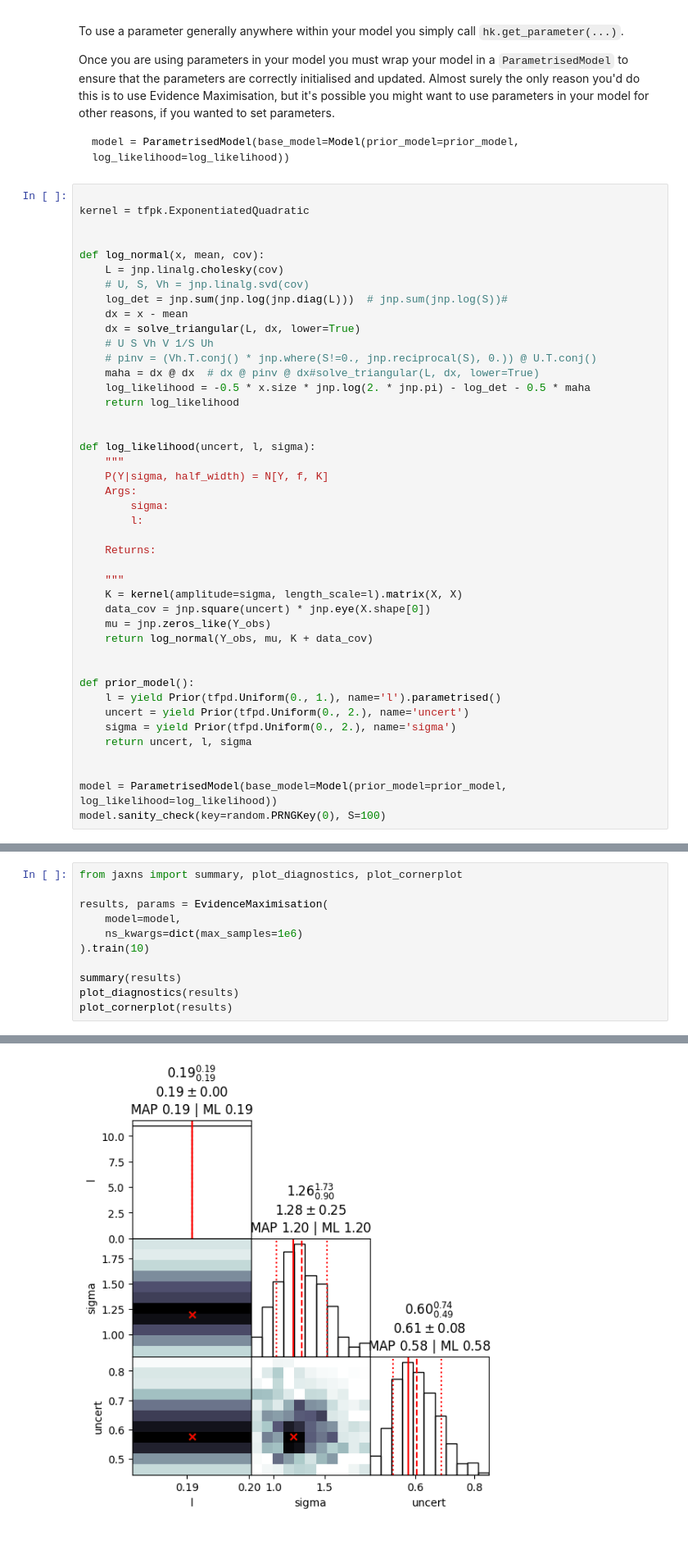
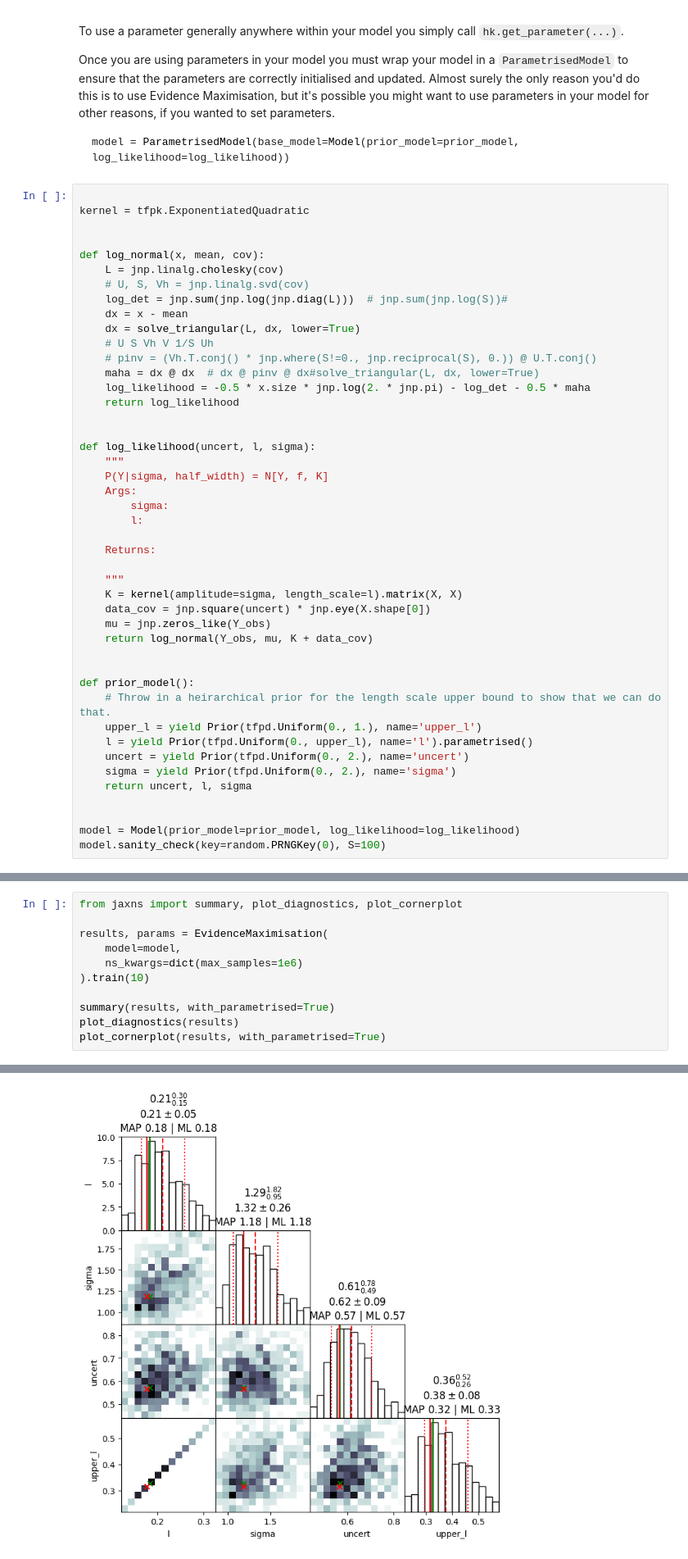
Before and after one commit to Joshuaalbert/jaxns, a Jupyter notebook: docs/examples/evidence_maximisation.ipynb, the cells around one changed output, grey strips where cells are left out. Shown at 82% size. Cells and saved outputs as stored; diff of their text form.

```diff
--- a/docs/examples/evidence_maximisation.ipynb
+++ b/docs/examples/evidence_maximisation.ipynb
@@ -131,12 +131,14 @@ def log_likelihood(uncert, l, sigma):
 
 
 def prior_model():
-    l = yield Prior(tfpd.Uniform(0., 1.), name='l').parametrised()
+    # Throw in a heirarchical prior for the length scale upper bound to show that we can do that.
+    upper_l = yield Prior(tfpd.Uniform(0., 1.), name='upper_l')
+    l = yield Prior(tfpd.Uniform(0., upper_l), name='l').parametrised()
     uncert = yield Prior(tfpd.Uniform(0., 2.), name='uncert')
     sigma = yield Prior(tfpd.Uniform(0., 2.), name='sigma')
     return uncert, l, sigma
 
 
-model = ParametrisedModel(base_model=Model(prior_model=prior_model, log_likelihood=log_likelihood))
+model = Model(prior_model=prior_model, log_likelihood=log_likelihood)
 model.sanity_check(key=random.PRNGKey(0), S=100)
 # %% [output]
@@ -150,7 +152,7 @@ results, params = EvidenceMaximisation(
     ns_kwargs=dict(max_samples=1e6)
 ).train(10)
 
-summary(results)
+summary(results, with_parametrised=True)
 plot_diagnostics(results)
-plot_cornerplot(results)
+plot_cornerplot(results, with_parametrised=True)
 # %% [output]
@@ -175 +177 @@ uncert: 0.606 +- 0.079 | 0.515 / 0.602 / 0.689 | 0.577 | 0.577
-[figure, old version]
+[figure, new version]
```
Also changed, not shown: parts of 3 cells of this notebook, 12 other files.
